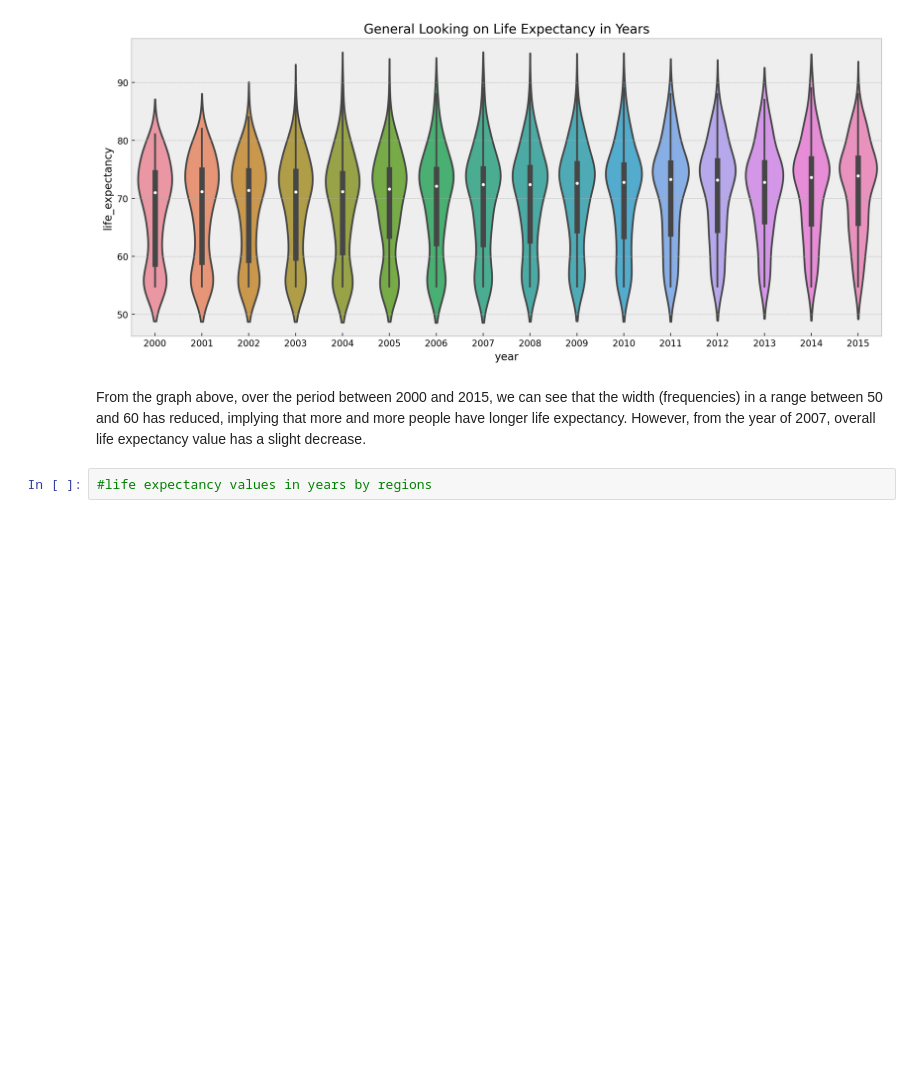
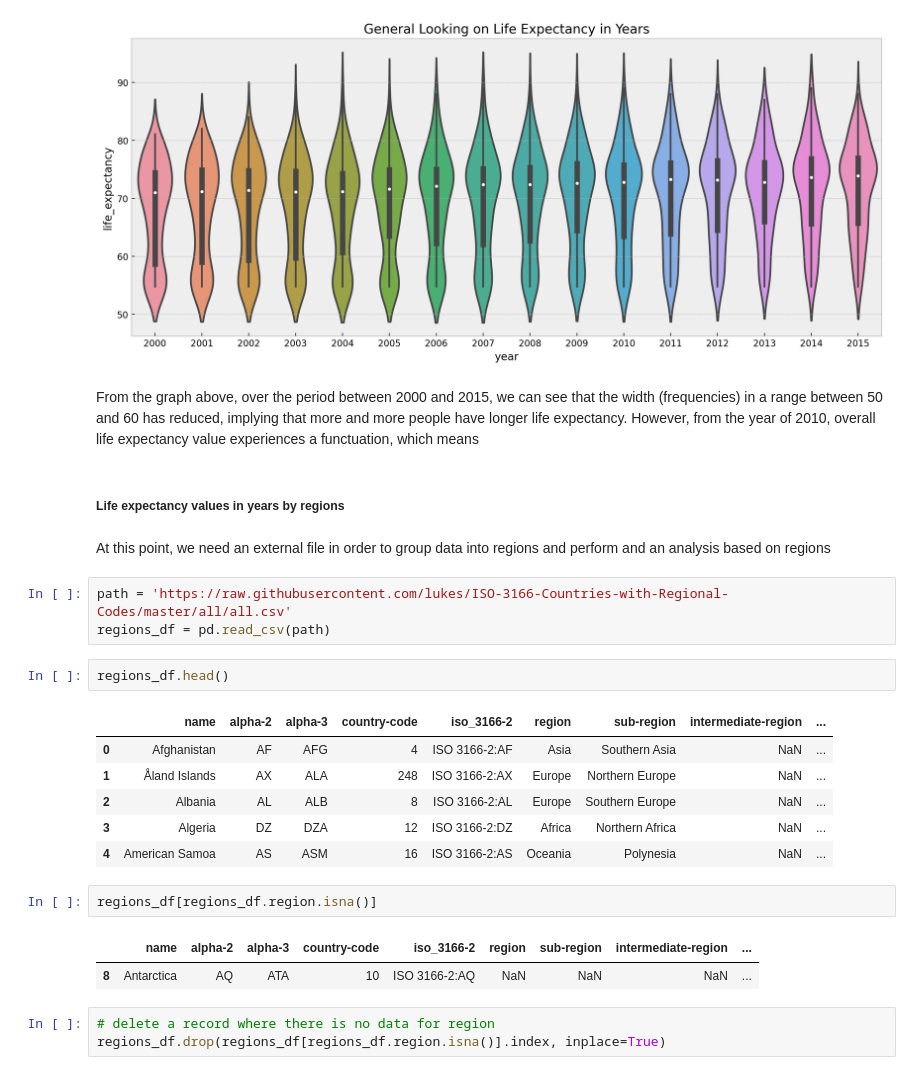
Before and after one commit to Dnezzhello/python_project, a Jupyter notebook: life_expectancy.ipynb, the cells around one changed output. Drawn from its saved outputs; the diff is of its cells as text; blank space fills up the shorter version.

```diff
--- a/life_expectancy.ipynb
+++ b/life_expectancy.ipynb
@@ -511,6 +518,28 @@ plt.show()
 # %% [output]
 [figure]
 # %% [markdown]
-From the graph above, over the period between 2000 and 2015, we can see that the width (frequencies) in a range between 50 and 60 has reduced, implying that more and more people have longer life expectancy. However, from the year of 2007, overall life expectancy value has a slight decrease.
+From the graph above, over the period between 2000 and 2015, we can see that the width (frequencies) in a range between 50 and 60 has reduced, implying that more and more people have longer life expectancy. However, from the year of 2010, overall life expectancy value experiences a functuation, which means
-# %%
-#life expectancy values in years by regions
+# %% [markdown]
+##### <b>Life expectancy values in years by regions<b>
+# %% [markdown]
+At this point, we need an external file in order to group data into regions and perform and an analysis based on regions
+# %%
+path = 'https://raw.githubusercontent.com/lukes/ISO-3166-Countries-with-Regional-Codes/master/all/all.csv'
+regions_df = pd.read_csv(path)
+# %%
+regions_df.head()
+# %% [output]
+|  | name | alpha-2 | alpha-3 | country-code | iso_3166-2 | region | sub-region | intermediate-region | ... |
+| 0 | Afghanistan | AF | AFG | 4 | ISO 3166-2:AF | Asia | Southern Asia | NaN | ... |
+| 1 | Åland Islands | AX | ALA | 248 | ISO 3166-2:AX | Europe | Northern Europe | NaN | ... |
+| 2 | Albania | AL | ALB | 8 | ISO 3166-2:AL | Europe | Southern Europe | NaN | ... |
+| 3 | Algeria | DZ | DZA | 12 | ISO 3166-2:DZ | Africa | Northern Africa | NaN | ... |
+| 4 | American Samoa | AS | ASM | 16 | ISO 3166-2:AS | Oceania | Polynesia | NaN | ... |
+# %%
+regions_df[regions_df.region.isna()]
+# %% [output]
+|  | name | alpha-2 | alpha-3 | country-code | iso_3166-2 | region | sub-region | intermediate-region | ... |
+| 8 | Antarctica | AQ | ATA | 10 | ISO 3166-2:AQ | NaN | NaN | NaN | ... |
+# %%
+# delete a record where there is no data for region
+regions_df.drop(regions_df[regions_df.region.isna()].index, inplace=True)
```
Also changed, not shown: parts of 24 cells of this notebook.
